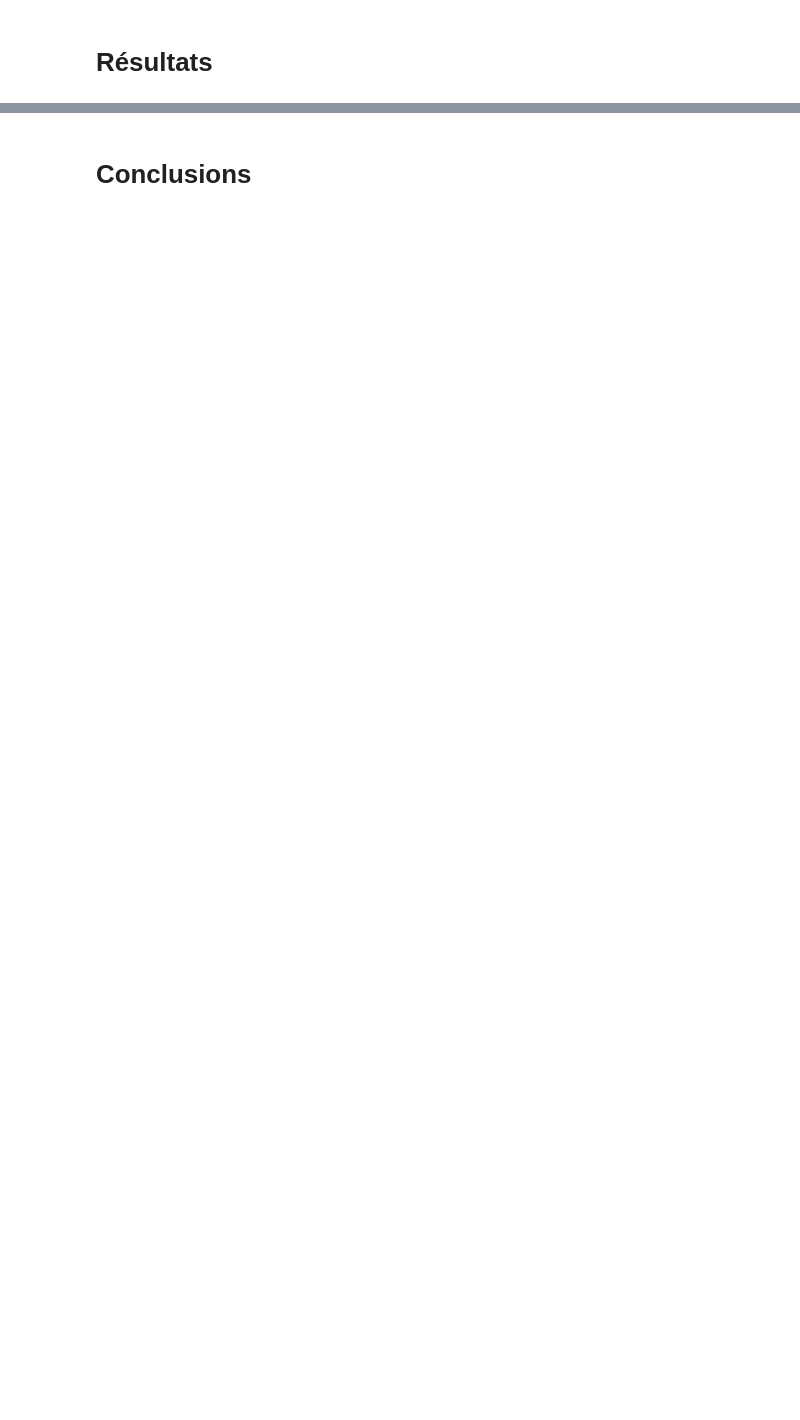
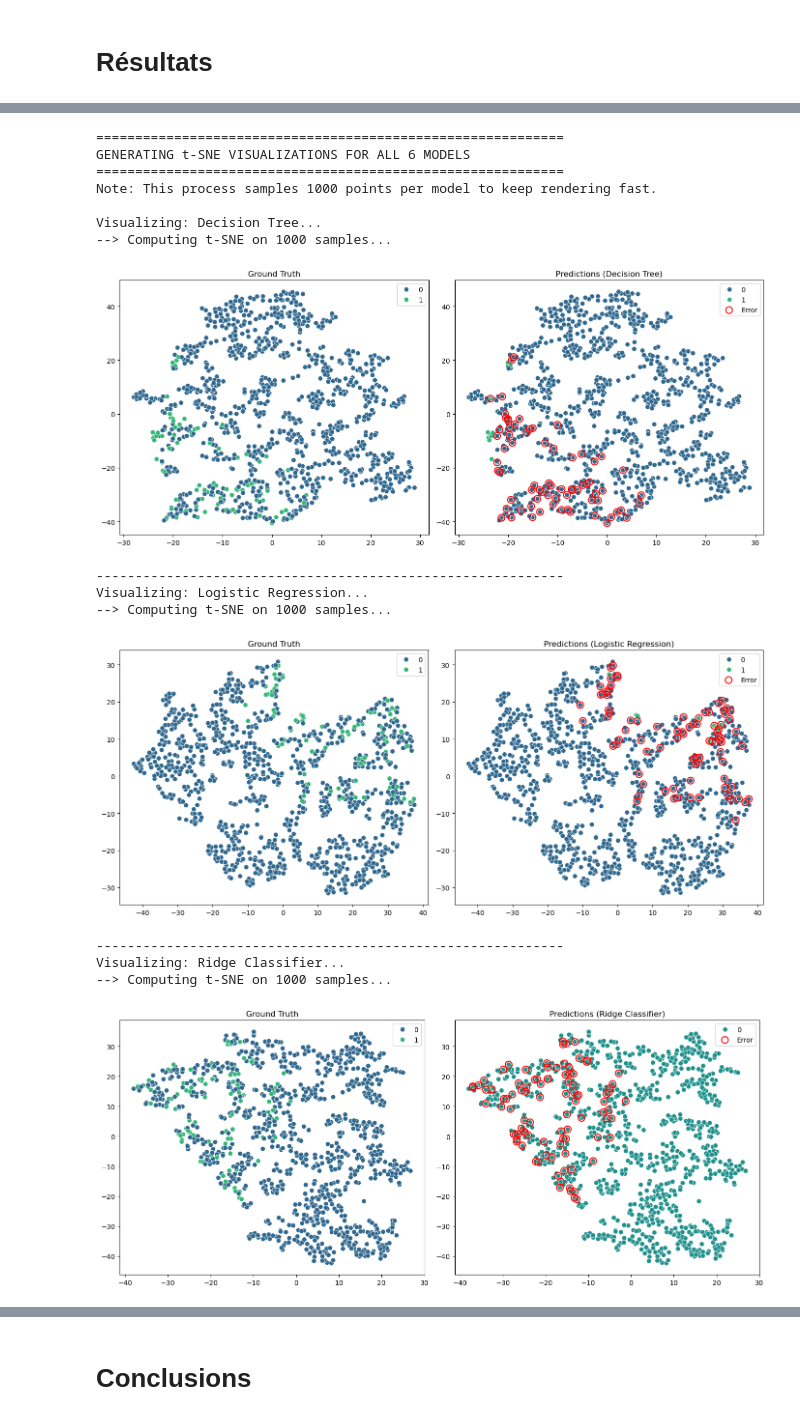
Before and after one commit to RobinBecard/NASA_Near-Earth-Objects_Classification, a Jupyter notebook: notebooks/IFT712_Project.ipynb, the cells around one changed output, grey strips where cells are left out. Saved outputs shown, nothing was run; the diff lists cells and outputs as text; code cells hidden in the pictures; blank space fills up the shorter version.

Commit message:
finalisation du notebook avec modeles, visualisation et optimisation des hyperparametres

```diff
--- a/notebooks/IFT712_Project.ipynb
+++ b/notebooks/IFT712_Project.ipynb
@@ -232,0 +353,35 @@ print(f"  - y_test:  {y_test.shape}")
+# %%
+import matplotlib.pyplot as plt
+
+# We iterate through all trained models from the Baseline section
+print("="*60)
+print("GENERATING t-SNE VISUALIZATIONS FOR ALL 6 MODELS")
+print("="*60)
+print("Note: This process samples 1000 points per model to keep rendering fast.\n")
+
+for model in models:
+    print(f"Visualizing: {model.name}")
+
+    # We use the method we implemented in BaseModel
+    # It handles sampling, t-SNE computation, and side-by-side plotting
+    model.plot_tsne_comparison(X_test, y_test, n_samples=1000)
+
+    # Add a small pause or print to separate plots visually in the notebook output
+    print("-" * 60)
+# %% [output]
+============================================================
+GENERATING t-SNE VISUALIZATIONS FOR ALL 6 MODELS
+============================================================
+Note: This process samples 1000 points per model to keep rendering fast.
+
+Visualizing: Decision Tree...
+--> Computing t-SNE on 1000 samples...
+[figure, added]
+------------------------------------------------------------
+Visualizing: Logistic Regression...
+--> Computing t-SNE on 1000 samples...
+[figure, added]
+------------------------------------------------------------
+Visualizing: Ridge Classifier...
+--> Computing t-SNE on 1000 samples...
+[figure, added]
```
Also changed, not shown: parts of 10 cells of this notebook, 1 other file.
